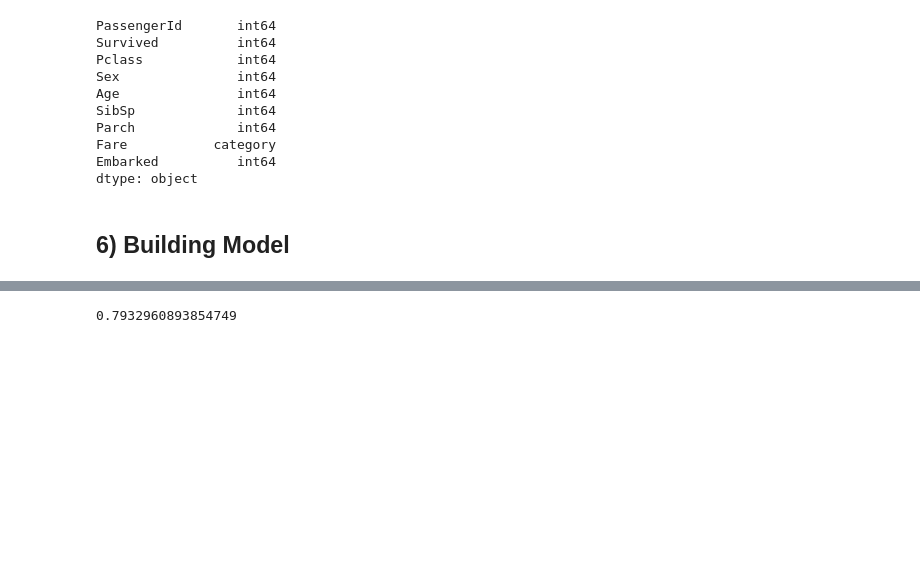
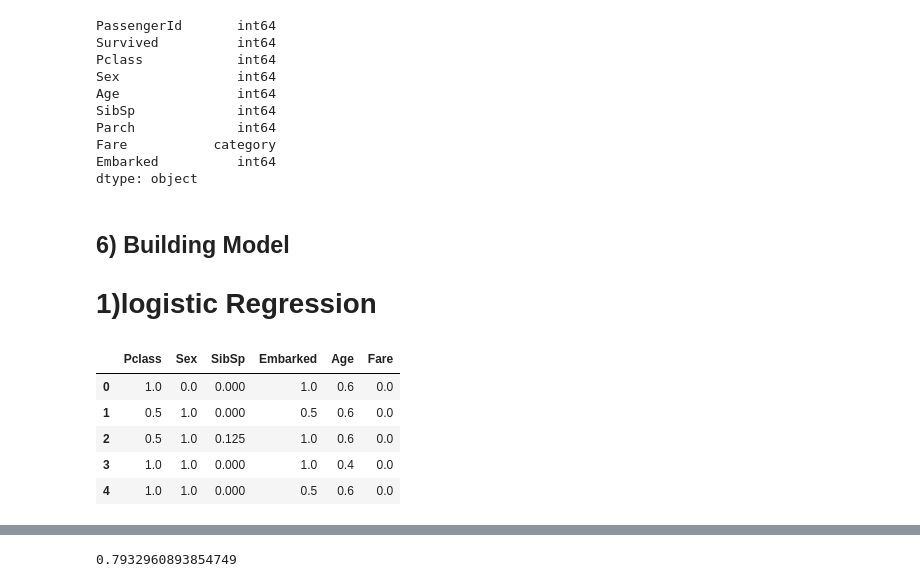
Before and after one commit to xybervenom/Kaggle_Titanic-1.0, a Jupyter notebook: Titanic.ipynb, the cells around one changed output, grey strips where cells are left out. Cells and saved outputs as stored; diff of their text form; code cells hidden in the pictures; blank space fills up the shorter version.

```diff
--- a/Titanic.ipynb
+++ b/Titanic.ipynb
@@ -253,6 +253,7 @@ Embarked          int64
 dtype: object
 # %% [markdown]
 ## 6) Building Model
+# 1)logistic Regression
 # %%
 #Declaring Model
 from sklearn.linear_model import LogisticRegression
@@ -263,3 +264,18 @@ from sklearn.model_selection import train_test_split
 X = train[columns]
 y = train["Survived"]
 X_train, X_test, y_train, y_test = train_test_split(X,y, test_size=0.20,random_state=0)
+# %%
+from sklearn.preprocessing import MinMaxScaler
+scaler=MinMaxScaler()
+# %%
+cols=X_train.columns
+X_train_scaled=scaler.fit_transform(X_train)
+X_train_scaled=pd.DataFrame(X_train_scaled,columns=cols)
+X_train_scaled.head()
+# %% [output]
+|  | Pclass | Sex | SibSp | Embarked | Age | Fare |
+| 0 | 1.0 | 0.0 | 0.000 | 1.0 | 0.6 | 0.0 |
+| 1 | 0.5 | 1.0 | 0.000 | 0.5 | 0.6 | 0.0 |
+| 2 | 0.5 | 1.0 | 0.125 | 1.0 | 0.6 | 0.0 |
+| 3 | 1.0 | 1.0 | 0.000 | 1.0 | 0.4 | 0.0 |
+| 4 | 1.0 | 1.0 | 0.000 | 0.5 | 0.6 | 0.0 |
```
Also changed, not shown: parts of 22 cells of this notebook.
